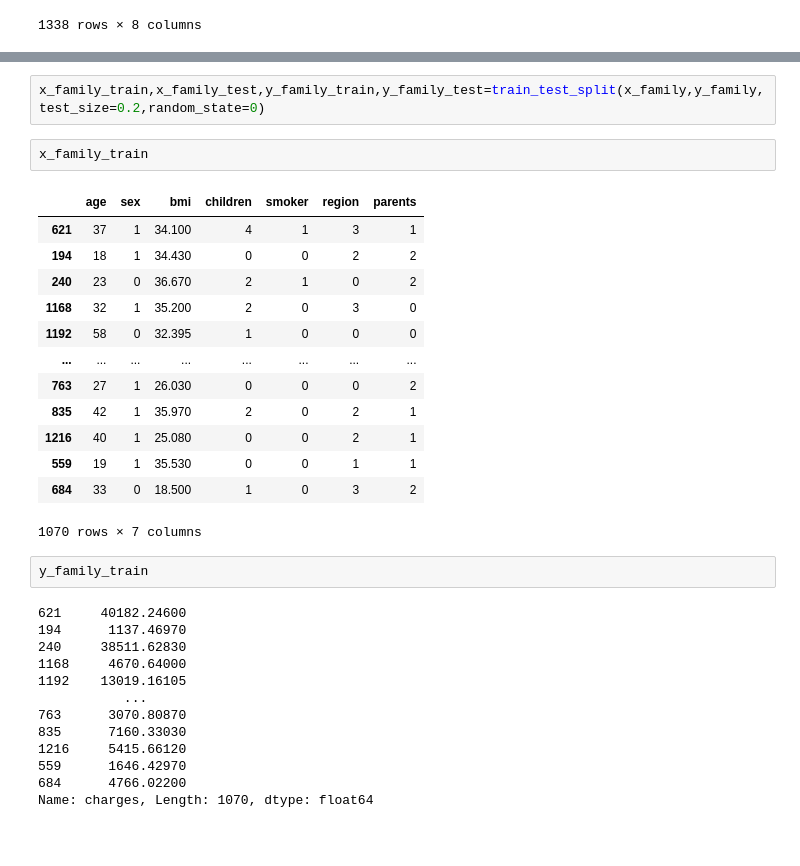
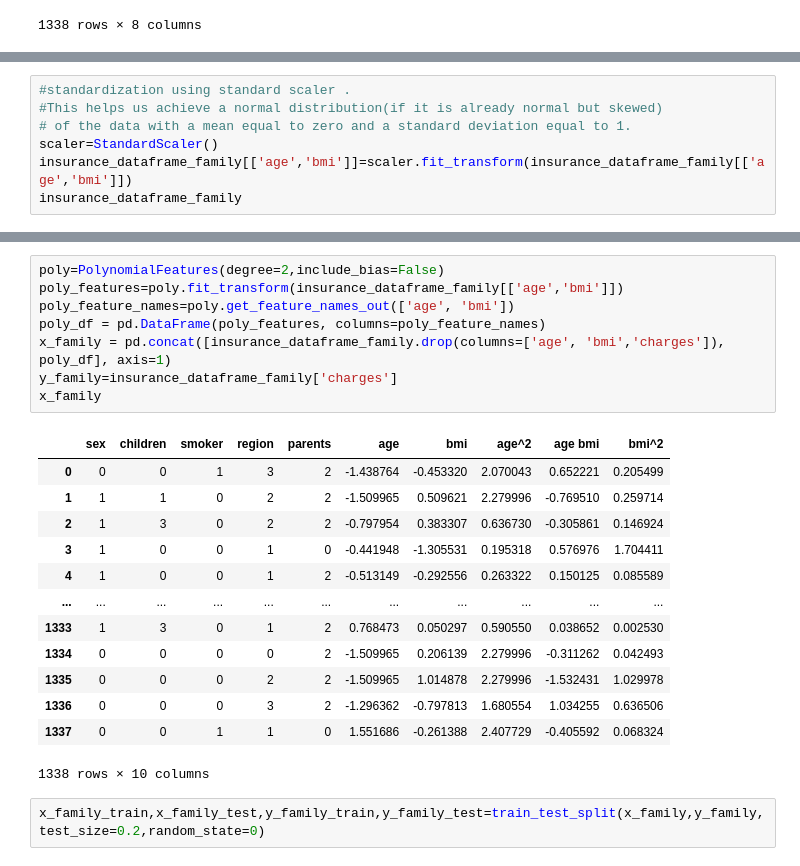
Before and after one commit to BhaveshDwaram/Minor-project, a Jupyter notebook: Medical Insurance Cost Prediction.ipynb, the cells around one changed output, grey strips where cells are left out. Cells and saved outputs as stored; diff of their text form; blank space fills up the shorter version.

Commit message:
family floater changes

```diff
--- a/Medical Insurance Cost Prediction.ipynb
+++ b/Medical Insurance Cost Prediction.ipynb
@@ -881,0 +849,7 @@ Name: charges, Length: 1338, dtype: float64
+# %%
+#standardization using standard scaler .
+#This helps us achieve a normal distribution(if it is already normal but skewed)
+# of the data with a mean equal to zero and a standard deviation equal to 1.
+scaler=StandardScaler()
+insurance_dataframe_family[['age','bmi']]=scaler.fit_transform(insurance_dataframe_family[['age','bmi']])
+insurance_dataframe_family
@@ -882,33 +870,24 @@ Name: charges, Length: 1338, dtype: float64
+# %%
+poly=PolynomialFeatures(degree=2,include_bias=False)
+poly_features=poly.fit_transform(insurance_dataframe_family[['age','bmi']])
+poly_feature_names=poly.get_feature_names_out(['age', 'bmi'])
+poly_df = pd.DataFrame(poly_features, columns=poly_feature_names)
+x_family = pd.concat([insurance_dataframe_family.drop(columns=['age', 'bmi','charges']), poly_df], axis=1)
+y_family=insurance_dataframe_family['charges']
+x_family
+# %% [output]
+|  | sex | children | smoker | region | parents | age | bmi | age^2 | age bmi | bmi^2 |
+| 0 | 0 | 0 | 1 | 3 | 2 | -1.438764 | -0.453320 | 2.070043 | 0.652221 | 0.205499 |
+| 1 | 1 | 1 | 0 | 2 | 2 | -1.509965 | 0.509621 | 2.279996 | -0.769510 | 0.259714 |
+| 2 | 1 | 3 | 0 | 2 | 2 | -0.797954 | 0.383307 | 0.636730 | -0.305861 | 0.146924 |
+| 3 | 1 | 0 | 0 | 1 | 0 | -0.441948 | -1.305531 | 0.195318 | 0.576976 | 1.704411 |
+| 4 | 1 | 0 | 0 | 1 | 2 | -0.513149 | -0.292556 | 0.263322 | 0.150125 | 0.085589 |
+| ... | ... | ... | ... | ... | ... | ... | ... | ... | ... | ... |
+| 1333 | 1 | 3 | 0 | 1 | 2 | 0.768473 | 0.050297 | 0.590550 | 0.038652 | 0.002530 |
+| 1334 | 0 | 0 | 0 | 0 | 2 | -1.509965 | 0.206139 | 2.279996 | -0.311262 | 0.042493 |
+| 1335 | 0 | 0 | 0 | 2 | 2 | -1.509965 | 1.014878 | 2.279996 | -1.532431 | 1.029978 |
+| 1336 | 0 | 0 | 0 | 3 | 2 | -1.296362 | -0.797813 | 1.680554 | 1.034255 | 0.636506 |
+| 1337 | 0 | 0 | 1 | 1 | 0 | 1.551686 | -0.261388 | 2.407729 | -0.405592 | 0.068324 |
+1338 rows × 10 columns
 # %%
 x_family_train,x_family_test,y_family_train,y_family_test=train_test_split(x_family,y_family,test_size=0.2,random_state=0)
-# %%
-x_family_train
-# %% [output]
-|  | age | sex | bmi | children | smoker | region | parents |
-| 621 | 37 | 1 | 34.100 | 4 | 1 | 3 | 1 |
-| 194 | 18 | 1 | 34.430 | 0 | 0 | 2 | 2 |
-| 240 | 23 | 0 | 36.670 | 2 | 1 | 0 | 2 |
-| 1168 | 32 | 1 | 35.200 | 2 | 0 | 3 | 0 |
-| 1192 | 58 | 0 | 32.395 | 1 | 0 | 0 | 0 |
-| ... | ... | ... | ... | ... | ... | ... | ... |
-| 763 | 27 | 1 | 26.030 | 0 | 0 | 0 | 2 |
-| 835 | 42 | 1 | 35.970 | 2 | 0 | 2 | 1 |
-| 1216 | 40 | 1 | 25.080 | 0 | 0 | 2 | 1 |
-| 559 | 19 | 1 | 35.530 | 0 | 0 | 1 | 1 |
-| 684 | 33 | 0 | 18.500 | 1 | 0 | 3 | 2 |
-1070 rows × 7 columns
-# %%
-y_family_train
-# %% [output]
-621     40182.24600
-194      1137.46970
-240     38511.62830
-1168     4670.64000
-1192    13019.16105
-           ...
-763      3070.80870
-835      7160.33030
-1216     5415.66120
-559      1646.42970
-684      4766.02200
-Name: charges, Length: 1070, dtype: float64
```
Also changed, not shown: parts of 10 cells of this notebook, 2 other files.
